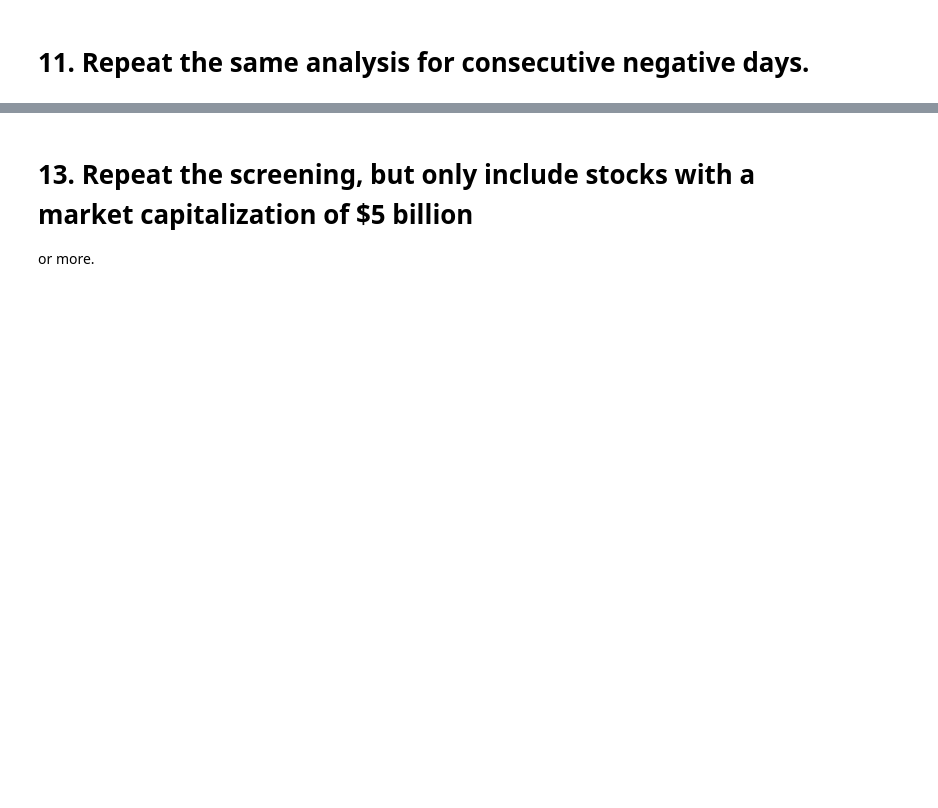
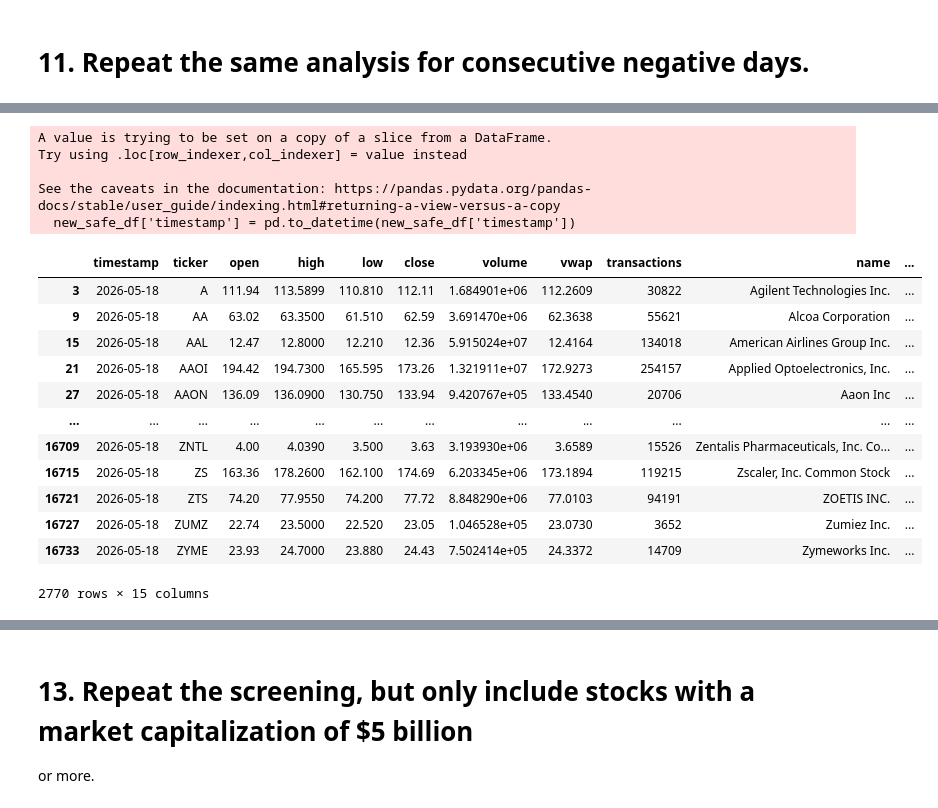
Before and after one commit to matthewcavanaugh96/megalabs, a Jupyter notebook: stock_prediction/PART1 b - EDA.ipynb, the cells around one changed output, grey strips where cells are left out. Drawn from its saved outputs; the diff is of its cells as text; code cells hidden in the pictures; blank space fills up the shorter version.

Commit message:
Downloaded data with additional endpoints, found largest trends

```diff
--- a/stock_prediction/PART1 b - EDA.ipynb
+++ b/stock_prediction/PART1 b - EDA.ipynb
@@ -791,0 +1196,16 @@ Should I redownload the entire dataset to include the market_cap endpoint? If so
+# %%
+new_safe_df['pct_change_from_prev'] = (
+    new_safe_df.groupby('ticker')['close']
+    .pct_change() * 100
+)
+
+new_safe_df['next_close_pct_change'] = (
+    (
+        new_safe_df.groupby('ticker')['close']
+        .shift(-1)
+        / new_safe_df['close']
+    - 1
+    ) * 100
+)
+
+new_safe_df = new_safe_df.dropna()
@@ -791,0 +1223,28 @@ Should I redownload the entire dataset to include the market_cap endpoint? If so
+# %%
+new_safe_df['timestamp'] = pd.to_datetime(new_safe_df['timestamp'])
+# %% [output]
+A value is trying to be set on a copy of a slice from a DataFrame.
+Try using .loc[row_indexer,col_indexer] = value instead
+
+See the caveats in the documentation: https://pandas.pydata.org/pandas-docs/stable/user_guide/indexing.html#returning-a-view-versus-a-copy
+  new_safe_df['timestamp'] = pd.to_datetime(new_safe_df['timestamp'])
+# %%
+most_recent_day_df = new_safe_df[
+    new_safe_df['timestamp'].dt.date == pd.to_datetime('2026-05-18').date()
+]
+
+most_recent_day_df
+# %% [output]
+|  | timestamp | ticker | open | high | low | close | volume | vwap | transactions | name | ... |
+| 3 | 2026-05-18 | A | 111.94 | 113.5899 | 110.810 | 112.11 | 1.684901e+06 | 112.2609 | 30822 | Agilent Technologies Inc. | ... |
+| 9 | 2026-05-18 | AA | 63.02 | 63.3500 | 61.510 | 62.59 | 3.691470e+06 | 62.3638 | 55621 | Alcoa Corporation | ... |
+| 15 | 2026-05-18 | AAL | 12.47 | 12.8000 | 12.210 | 12.36 | 5.915024e+07 | 12.4164 | 134018 | American Airlines Group Inc. | ... |
+| 21 | 2026-05-18 | AAOI | 194.42 | 194.7300 | 165.595 | 173.26 | 1.321911e+07 | 172.9273 | 254157 | Applied Optoelectronics, Inc. | ... |
+| 27 | 2026-05-18 | AAON | 136.09 | 136.0900 | 130.750 | 133.94 | 9.420767e+05 | 133.4540 | 20706 | Aaon Inc | ... |
+| ... | ... | ... | ... | ... | ... | ... | ... | ... | ... | ... | ... |
+| 16709 | 2026-05-18 | ZNTL | 4.00 | 4.0390 | 3.500 | 3.63 | 3.193930e+06 | 3.6589 | 15526 | Zentalis Pharmaceuticals, Inc. Co... | ... |
+| 16715 | 2026-05-18 | ZS | 163.36 | 178.2600 | 162.100 | 174.69 | 6.203345e+06 | 173.1894 | 119215 | Zscaler, Inc. Common Stock | ... |
+| 16721 | 2026-05-18 | ZTS | 74.20 | 77.9550 | 74.200 | 77.72 | 8.848290e+06 | 77.0103 | 94191 | ZOETIS INC. | ... |
+| 16727 | 2026-05-18 | ZUMZ | 22.74 | 23.5000 | 22.520 | 23.05 | 1.046528e+05 | 23.0730 | 3652 | Zumiez Inc. | ... |
+| 16733 | 2026-05-18 | ZYME | 23.93 | 24.7000 | 23.880 | 24.43 | 7.502414e+05 | 24.3372 | 14709 | Zymeworks Inc. | ... |
+2770 rows × 15 columns
```
Also changed, not shown: parts of 38 cells of this notebook.
